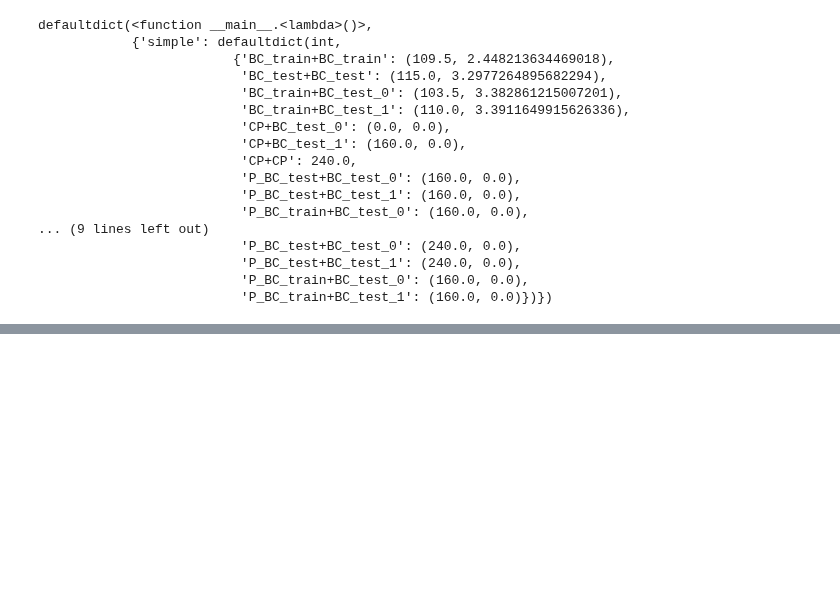
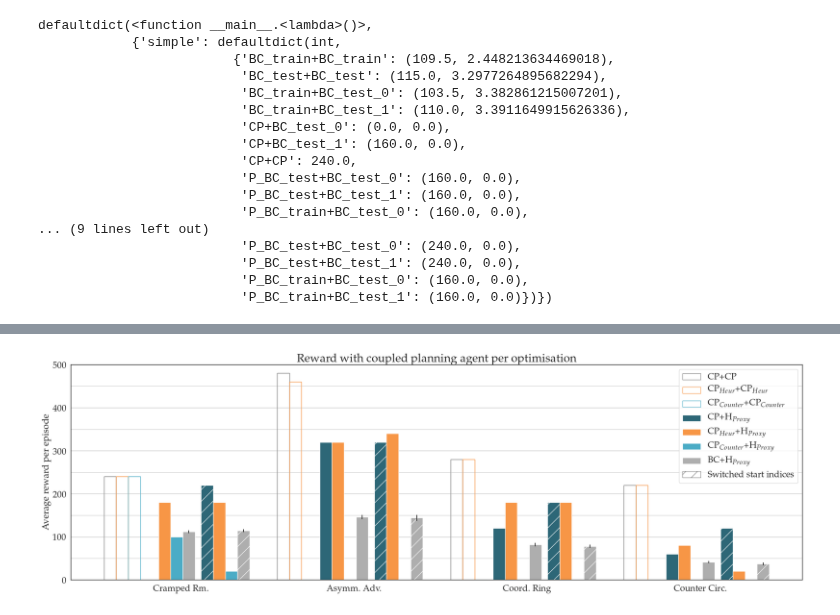
Before and after one commit to blueTimber/human_aware_rl, a Jupyter notebook: human_aware_rl/Experiment results.ipynb, the cells around one changed output, grey strips where cells are left out. Drawn from its saved outputs; the diff is of its cells as text; code cells hidden in the pictures; blank space fills up the shorter version.

```diff
--- a/human_aware_rl/Experiment results.ipynb
+++ b/human_aware_rl/Experiment results.ipynb
@@ -558,0 +644,4 @@ for hist_type, hist_algo_list in histogram_algos_2_layout.items():
+# %%
+final_data = defaultdict(lambda: defaultdict(int))
+# %%
+ordered_layouts = ["simple", "unident_s", "random1", "random3"]
@@ -558,0 +659,12 @@ for hist_type, hist_algo_list in histogram_algos_2_layout.items():
+# %%
+for layout_name in ordered_layouts:
+
+    final_data[layout_name]["CP+CP_counter"] = 0.0
+    final_data[layout_name]["CP+BC_test_0_counter"] = (0.0, 0.0)
+    final_data[layout_name]["CP+BC_test_1_counter"] = (0.0, 0.0)
+
+for algo_name, algo_data in cp_performance_counter_simple['simple']['scores'].items():
+    final_data['simple'][algo_name + "_counter"] = algo_data
+
+for algo_name, algo_data in cp_performance_counter_random0['random0']['scores'].items():
+    final_data['random0'][algo_name + "_counter"] = algo_data
@@ -558,0 +691,69 @@ for hist_type, hist_algo_list in histogram_algos_2_layout.items():
+# %%
+mean_by_algo, std_by_algo = means_and_stds_by_algo(final_data)
+# %%
+from matplotlib.ticker import MultipleLocator
+
+for hist_type, hist_algo_list in histogram_algos_2_layout.items():
+    hist_algos, h_line_algo = hist_algo_list
+    set_style()
+
+    fig, ax0 = plt.subplots(1, figsize=(27,8))
+
+    N = 4
+
+    plt.rc('legend', fontsize=18.5)
+    plt.rc('axes', titlesize=24)
+    ax0.tick_params(axis='x', labelsize=18.5)
+    ax0.tick_params(axis='y', labelsize=18.5)
+
+    spacing = 50
+    minorLocator = MultipleLocator(spacing)
+    ax0.yaxis.set_minor_locator(minorLocator)
+    plt.grid(which = 'both', axis="y")
+
+    ind = np.arange(N)
+    width = 0.07
+    deltas = [-5.5, -4.5, -3.5, -2, -1, 0, 1, 2.5, 3.5, 4.5, 5.5]
+
+    for i in range(len(hist_algos)):
+        delta, algo = deltas[i], hist_algos[i]
+        color, hatch, alpha = get_algorithm_color(algo), get_texture(algo), get_alpha(algo)
+        offset = ind + delta * width
+
+        if algo in ["CP+CP", "CP+CP_heur", "CP+CP_counter"]:
+            edge = get_algorithm_border(algo)
+            ax0.bar(offset, mean_by_algo[algo][:N], width, color='none', edgecolor=edge, lw=1., zorder = 0)
+            ax0.bar(offset, mean_by_algo[algo][:N], width, label=algos_to_name[algo], hatch="", yerr=std_by_algo[algo][:N], color='none', edgecolor=edge)
+        else:
+            ax0.bar(offset, mean_by_algo[algo][:N], width, label=algos_to_name[algo], yerr=std_by_algo[algo][:N], color=color, hatch=hatch, alpha=alpha)
+
+    ax0.set_ylabel('Average reward per episode')
+    ax0.set_title('Reward with coupled planning agent per optimisation')
+
+    ax0.set_xticks(ind + width / 3)
+    ax0.set_xticklabels(('Cramped Rm.', 'Asymm. Adv.', 'Coord. Ring', 'Counter Circ.'))
+    ax0.legend(loc='best')
+
+    handles, labels = ax0.get_legend_handles_labels()
+    handles = switch_indices(0, 1, handles)
+    labels = switch_indices(0, 1, labels)
+    ax0.legend(handles, labels)
+
+    # where some data has already been plotted to ax
+    handles, labels = ax0.get_legend_handles_labels()
+
+    # manually define a new patch
+    patch = Patch(facecolor='white', edgecolor='black', hatch='/', alpha=0.5, label='Switched start indices')
+
+    # handles is a list, so append manual patch
+    handles.append(patch)
+
+    # plot the legend
+    ax0.legend(handles=handles, loc='upper right')
+
+    ax0.set_ylim(0, 500)
+
+    plt.savefig("data/images/planning_experiments_cp_score.png", format='png', bbox_inches='tight')
+    plt.show()
+# %% [output]
+[figure, added]
```
Also changed, not shown: parts of 64 cells of this notebook, 34 other files.
